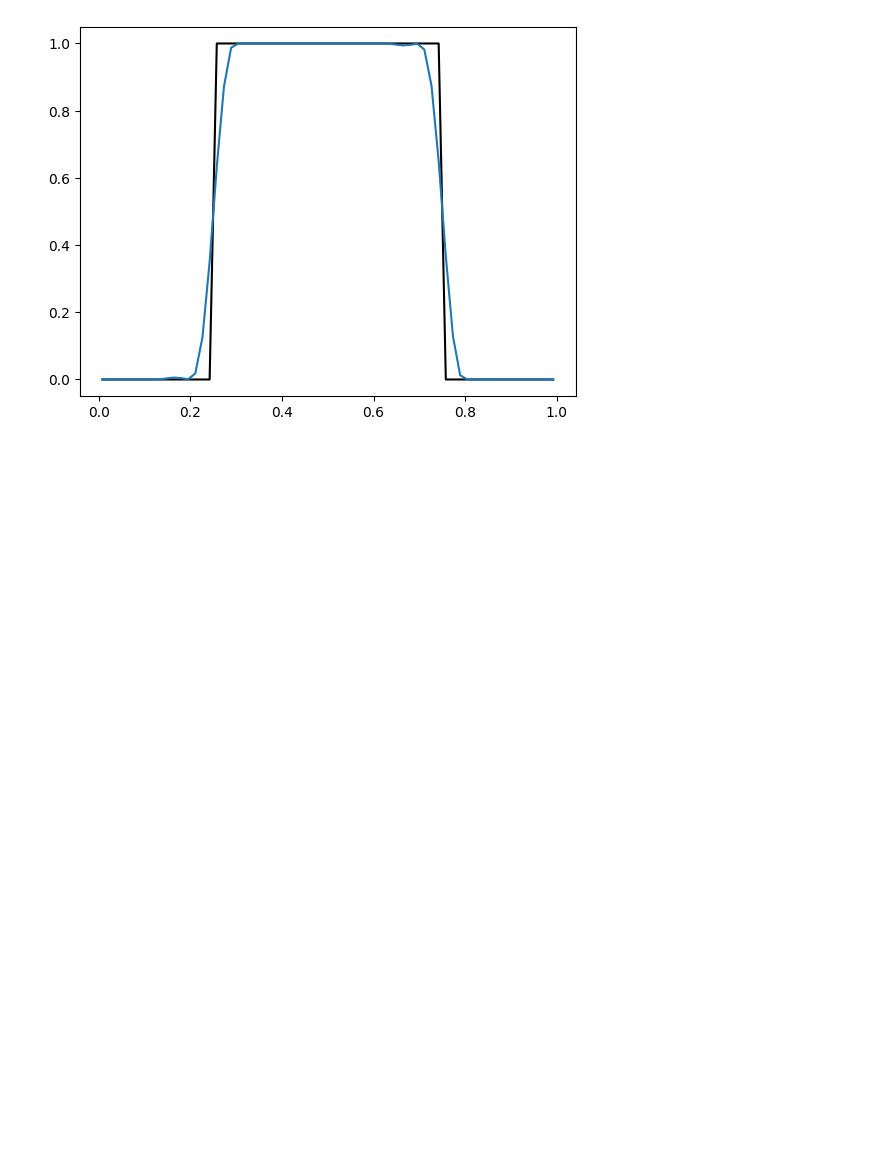
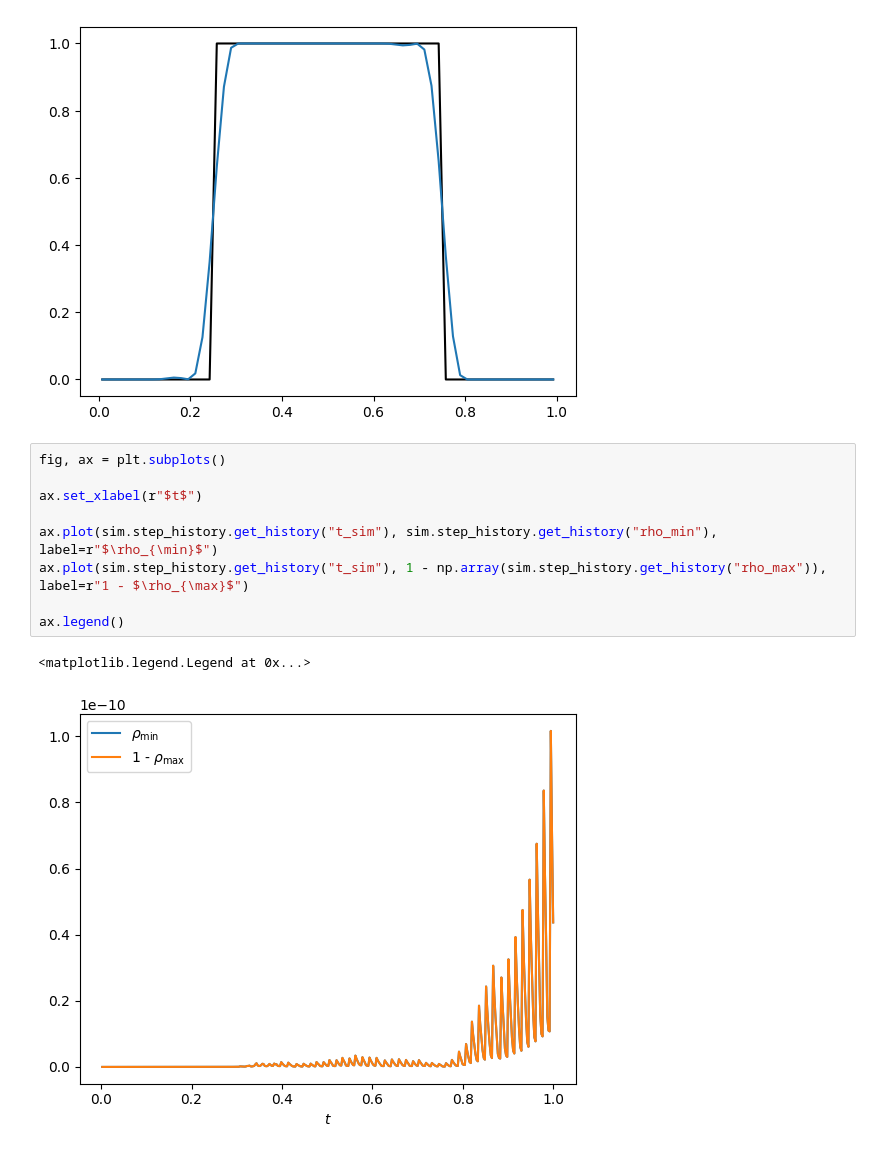
Before and after one commit to jpalafou/superfv, a Jupyter notebook: notebooks/AdvectionSolver_test.ipynb, the cells around one changed output. Cells and saved outputs as stored; diff of their text form; blank space fills up the shorter version.

Commit message:
add: rho_max to StepSummary, rm: _summarize_step override from AdvectionSolver

```diff
--- a/notebooks/AdvectionSolver_test.ipynb
+++ b/notebooks/AdvectionSolver_test.ipynb
@@ -23,3 +24,15 @@ ax.plot(sim.mesh.centers[0], sim.snapshot_history[-1].u[sim.idx("rho"), :, 0, 0]
 # %% [output]
 [<matplotlib.lines.Line2D at 0x...>]
 [figure]
+# %%
+fig, ax = plt.subplots()
+
+ax.set_xlabel(r"$t$")
+
+ax.plot(sim.step_history.get_history("t_sim"), sim.step_history.get_history("rho_min"), label=r"$\rho_{\min}$")
+ax.plot(sim.step_history.get_history("t_sim"), 1 - np.array(sim.step_history.get_history("rho_max")), label=r"1 - $\rho_{\max}$")
+
+ax.legend()
+# %% [output]
+<matplotlib.legend.Legend at 0x...>
+[figure, added]
```
Also changed, not shown: parts of 2 cells of this notebook, 3 other files.
